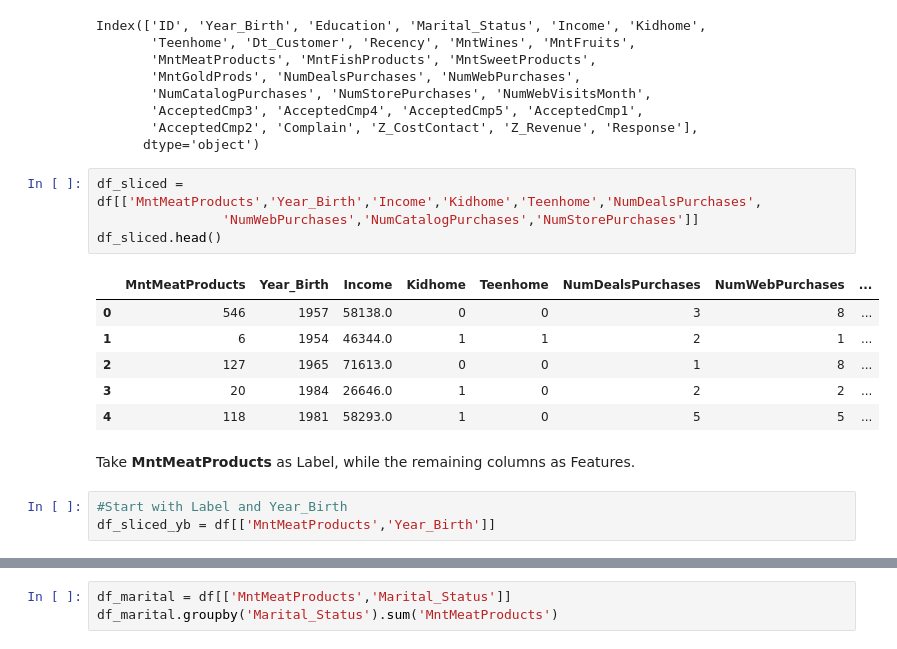
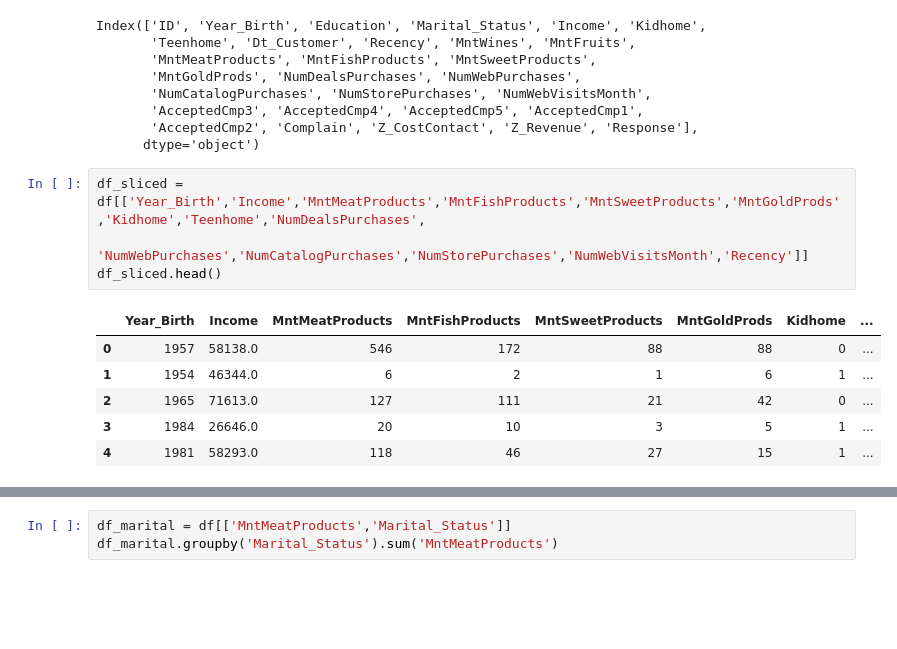
Before and after one commit to ameedahmed/K-Means-Using-Scikit-Learn, a Jupyter notebook: Customer_Segmentation_To_Sell_More_Fish_to_Meat_Buyers.ipynb, the cells around one changed output, grey strips where cells are left out. Cells and saved outputs as stored; diff of their text form; blank space fills up the shorter version.

```diff
--- a/Customer_Segmentation_To_Sell_More_Fish_to_Meat_Buyers.ipynb
+++ b/Customer_Segmentation_To_Sell_More_Fish_to_Meat_Buyers.ipynb
@@ -35,18 +35,13 @@ Index(['ID', 'Year_Birth', 'Education', 'Marital_Status', 'Income', 'Kidhome',
        'AcceptedCmp2', 'Complain', 'Z_CostContact', 'Z_Revenue', 'Response'],
       dtype='object')
 # %%
-df_sliced = df[['MntMeatProducts','Year_Birth','Income','Kidhome','Teenhome','NumDealsPurchases',
-                'NumWebPurchases','NumCatalogPurchases','NumStorePurchases']]
+df_sliced = df[['Year_Birth','Income','MntMeatProducts','MntFishProducts','MntSweetProducts','MntGoldProds','Kidhome','Teenhome','NumDealsPurchases',
+                'NumWebPurchases','NumCatalogPurchases','NumStorePurchases','NumWebVisitsMonth','Recency']]
 df_sliced.head()
 # %% [output]
-|  | MntMeatProducts | Year_Birth | Income | Kidhome | Teenhome | NumDealsPurchases | NumWebPurchases | ... |
-| 0 | 546 | 1957 | 58138.0 | 0 | 0 | 3 | 8 | ... |
-| 1 | 6 | 1954 | 46344.0 | 1 | 1 | 2 | 1 | ... |
-| 2 | 127 | 1965 | 71613.0 | 0 | 0 | 1 | 8 | ... |
-| 3 | 20 | 1984 | 26646.0 | 1 | 0 | 2 | 2 | ... |
-| 4 | 118 | 1981 | 58293.0 | 1 | 0 | 5 | 5 | ... |
+|  | Year_Birth | Income | MntMeatProducts | MntFishProducts | MntSweetProducts | MntGoldProds | Kidhome | ... |
+| 0 | 1957 | 58138.0 | 546 | 172 | 88 | 88 | 0 | ... |
+| 1 | 1954 | 46344.0 | 6 | 2 | 1 | 6 | 1 | ... |
+| 2 | 1965 | 71613.0 | 127 | 111 | 21 | 42 | 0 | ... |
+| 3 | 1984 | 26646.0 | 20 | 10 | 3 | 5 | 1 | ... |
+| 4 | 1981 | 58293.0 | 118 | 46 | 27 | 15 | 1 | ... |
-# %% [markdown]
-Take **MntMeatProducts** as Label, while the remaining columns as Features.
-# %%
-#Start with Label and Year_Birth
-df_sliced_yb = df[['MntMeatProducts','Year_Birth']]
```
Also changed, not shown: parts of 40 cells of this notebook.
